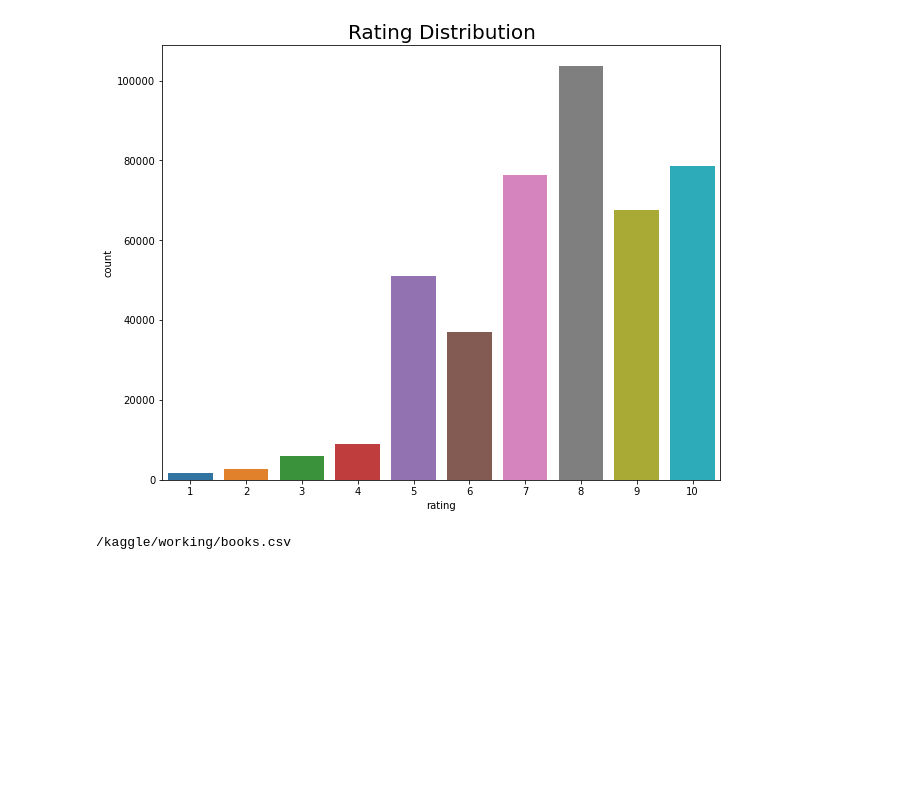
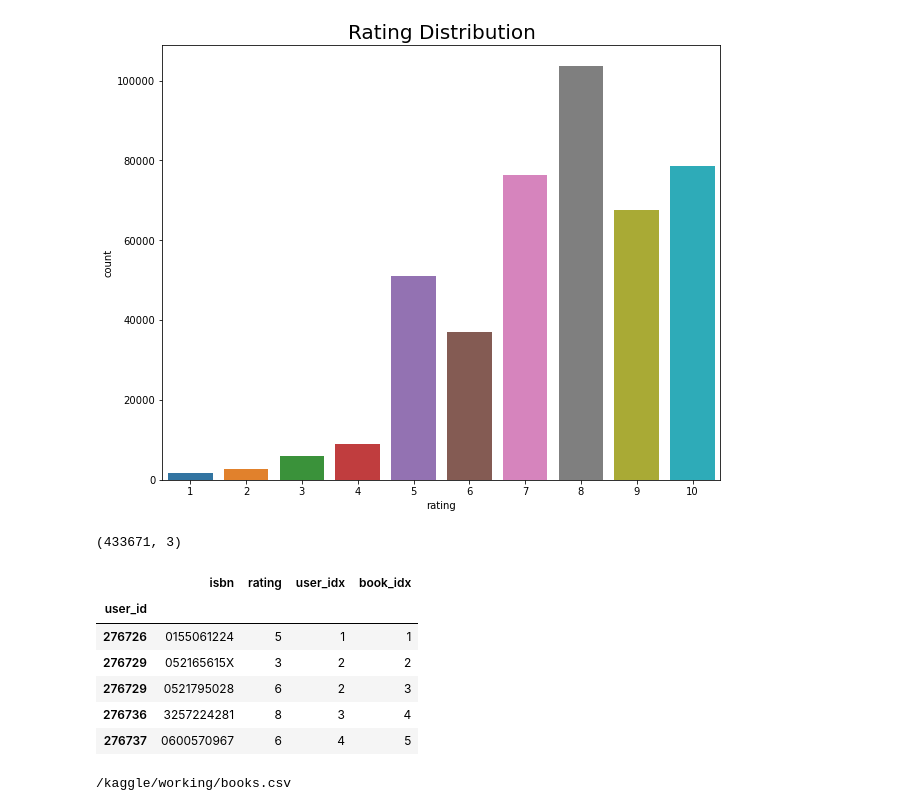
Before and after one commit to brunacmendes/book-recommender-project, a Jupyter notebook: 1.data_preparation.ipynb, the cells around one changed output. Cells and saved outputs as stored; diff of their text form; code cells hidden in the pictures; blank space fills up the shorter version.

```diff
--- a/1.data_preparation.ipynb
+++ b/1.data_preparation.ipynb
@@ -241,11 +241,34 @@ plt.title('Rating Distribution',size=20)
 plt.show()
 # %% [output]
 [figure]
+# %%
+ratings.shape
+# %% [output]
+(433671, 3)
+# %%
+#faz mapeamento dos users e books
+user_to_idx={j:i+1 for i, j in enumerate(ratings['user_id'].unique())}
+book_to_idx={j:i+1 for i,j in enumerate(ratings['isbn'].unique())}
+#idx_to_user={i+1:j for i, j in enumerate(ratings['user_id'].unique())}
+#idx_to_book={i+1:j for i,j in enumerate(ratings['isbn'].unique())}
+# %%
+ratings['user_idx']=[user_to_idx[i] for i in ratings['user_id']]
+ratings['book_idx']=[book_to_idx[i] for i in ratings['isbn']]
 # %%
 #muda o index
 users.set_index('user_id', inplace=True)
 books.set_index('isbn',inplace=True)
 ratings.set_index('user_id', inplace=True)
+# %%
+ratings.head()
+# %% [output]
+|  | isbn | rating | user_idx | book_idx |
+| user_id |  |  |  |  |
+| 276726 | 0155061224 | 5 | 1 | 1 |
+| 276729 | 052165615X | 3 | 2 | 2 |
+| 276729 | 0521795028 | 6 | 2 | 3 |
+| 276736 | 3257224281 | 8 | 3 | 4 |
+| 276737 | 0600570967 | 6 | 4 | 5 |
 # %%
 import os
 os.chdir(r'/kaggle/working')
```
Also changed, not shown: 1 other file.
